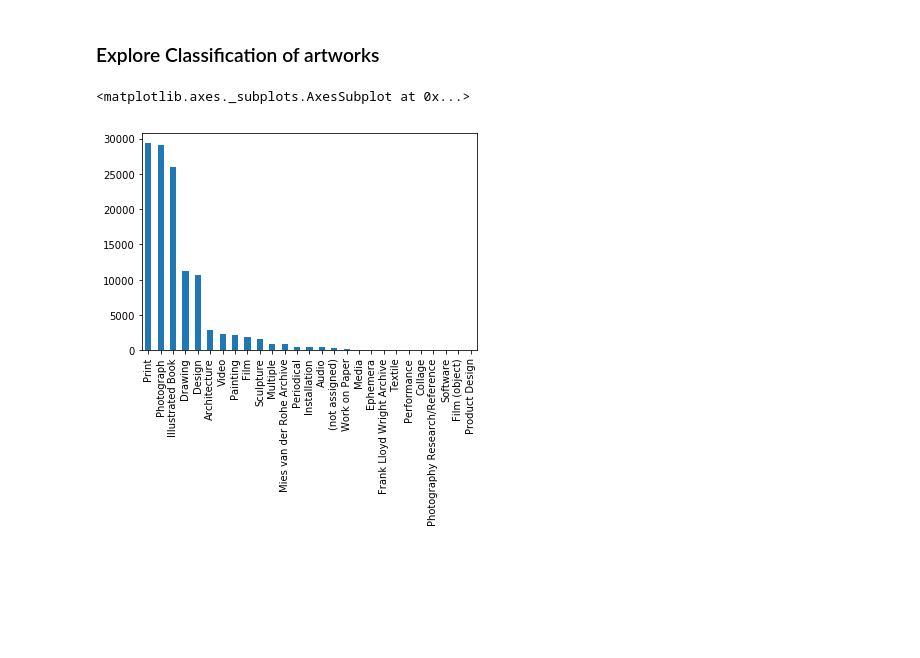
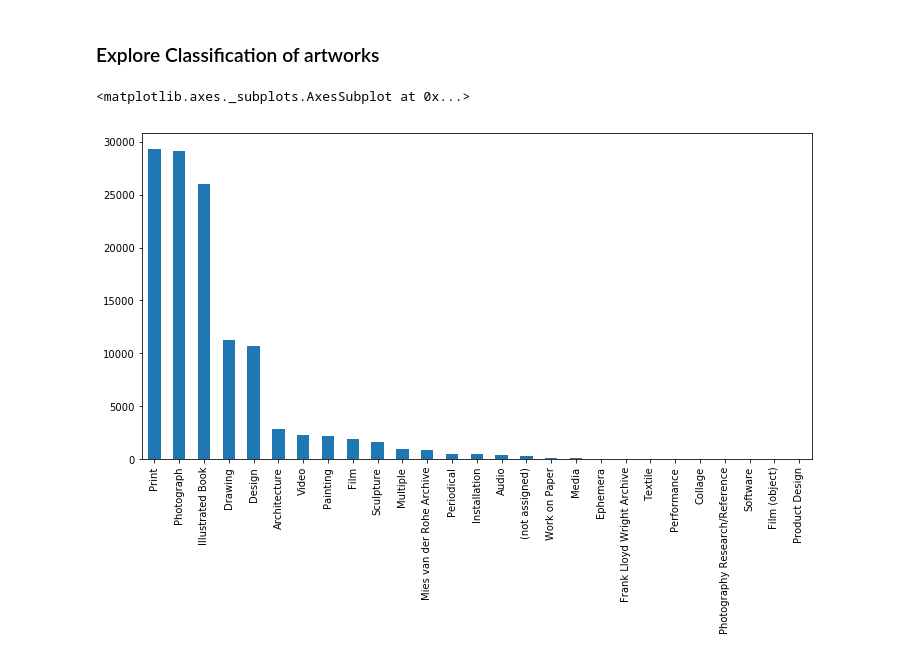
Before and after one commit to energyjs/moma, a Jupyter notebook: artwork_exploration.ipynb, the cells around one changed output. Drawn from its saved outputs; the diff is of its cells as text; code cells hidden in the pictures; blank space fills up the shorter version.

```diff
--- a/artwork_exploration.ipynb
+++ b/artwork_exploration.ipynb
@@ -77,7 +77,7 @@ artworks['Acquisition Date'].hist(bins=20)
 # %% [markdown]
 ### Explore Classification of artworks
 # %%
-artworks['Classification'].value_counts().plot(kind='bar')
+artworks['Classification'].value_counts().plot(kind='bar', figsize=(12,6))
 # %% [output]
 <matplotlib.axes._subplots.AxesSubplot at 0x...>
-[figure, old version]
+[figure, new version]
```
Also changed, not shown: 1 other file.
